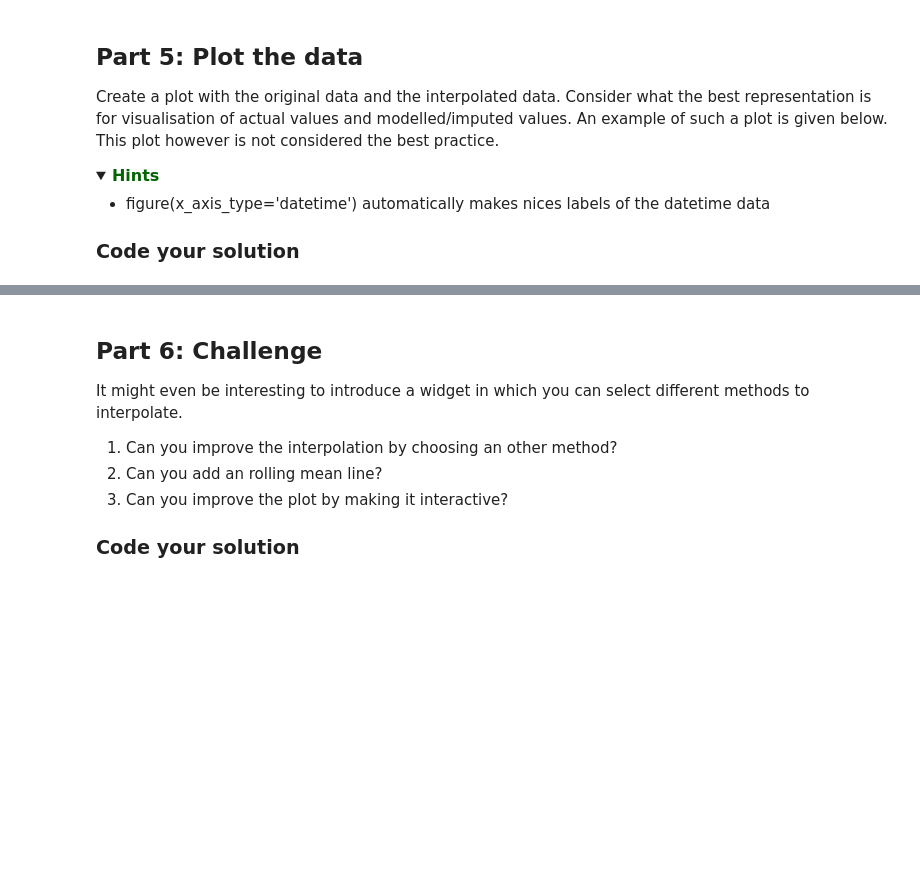
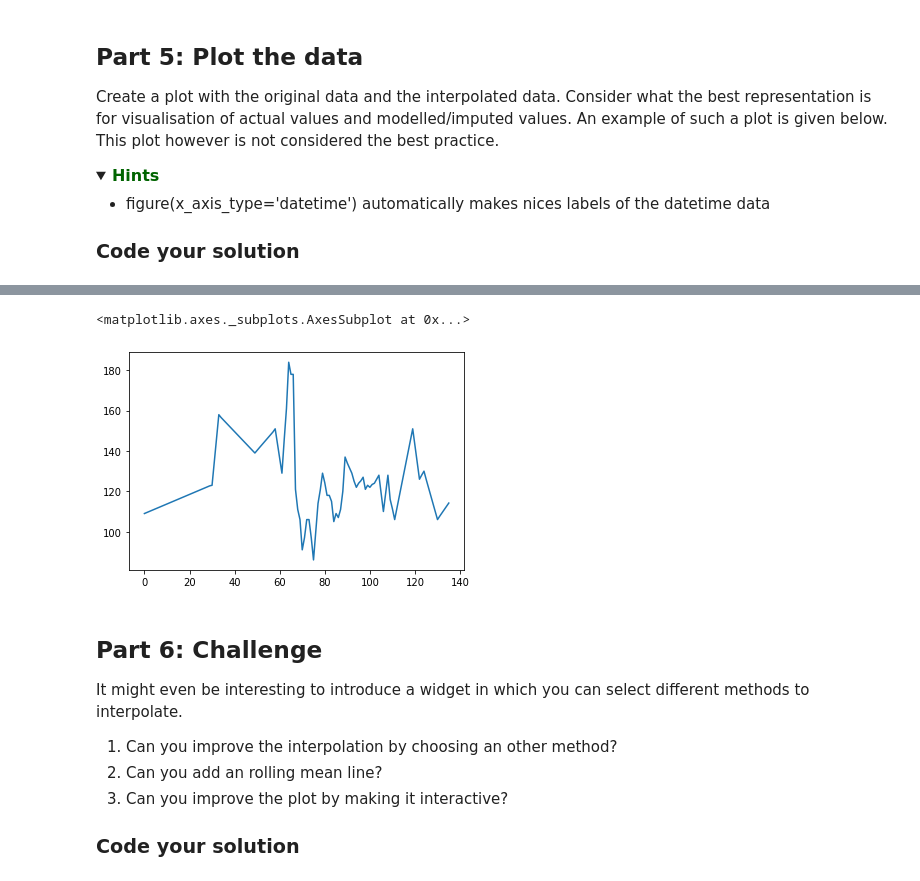
Before and after one commit to callmesukhi/BFVM19PROG1, a Jupyter notebook: assessments/Assignment_week_02.ipynb, the cells around one changed output, grey strips where cells are left out. Saved outputs shown, nothing was run; the diff lists cells and outputs as text; code cells hidden in the pictures; folded sections open; blank space fills up the shorter version.

```diff
--- a/assessments/Assignment_week_02.ipynb
+++ b/assessments/Assignment_week_02.ipynb
@@ -86,6 +93,6 @@ Make sure that your dataset is sorted by the time column
 ### Code your solution
 # %%
 # coverting 'glucose' column into int64 after filling the NaN with 0's and converting 'time' column into datetime type
-df['glucose'] = pd.to_numeric(df.glucose, errors='coerce').fillna(0).astype(int)
+df['glucose'] = pd.to_numeric(df.glucose, errors='coerce')
 df['time'] = pd.to_datetime(df.time, errors='coerce')
 df.info()
@@ -150,9 +180,8 @@ A lot of data is missing. Use interpolation to fill the missing values. Create a
 <a name='ex-41'></a>
 ### Code your solution
 # %%
-df['interpolated'] = df.glucose.interpolate(method='polynomial', order=2)
+df['interpolated'] = df.glucose.interpolate(method='spline', order=1).ffill()
 df
-
 # decide on interpolation
 # statistics section - for example: 1 hours mean or so
 
@@ -197,3 +235,8 @@ Loading BokehJS ...
+# %%
+df.interpolated.plot()
+# %% [output]
+<matplotlib.axes._subplots.AxesSubplot at 0x...>
+[figure, added]
 # %% [markdown]
 <a name='6'></a>
 ## Part 6: Challenge
```
Also changed, not shown: parts of 9 cells of this notebook.
